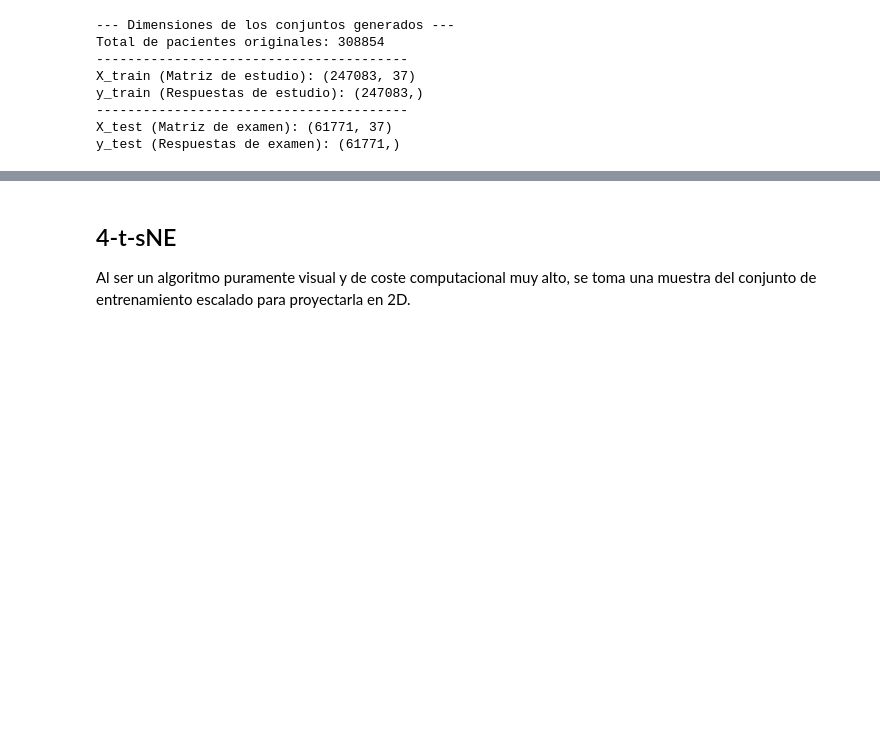
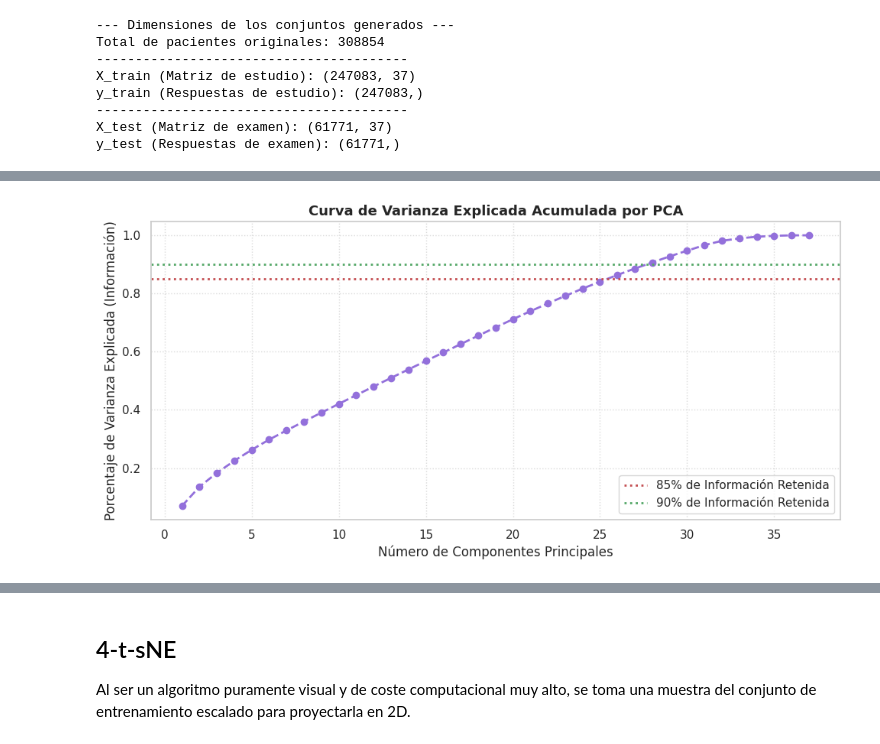
Before and after one commit to jjimper/ProyectoIACOM, a Jupyter notebook: Trabajo.ipynb, the cells around one changed output, grey strips where cells are left out. Drawn from its saved outputs; the diff is of its cells as text; code cells hidden in the pictures; blank space fills up the shorter version.

```diff
--- a/Trabajo.ipynb
+++ b/Trabajo.ipynb
@@ -544,70 +519,69 @@ y_train (Respuestas de estudio): (247083,)
 X_test (Matriz de examen): (61771, 37)
 y_test (Respuestas de examen): (61771,)
 # %%
+from sklearn.decomposition import PCA
+from sklearn.preprocessing import StandardScaler
 import numpy as np
 import pandas as pd
 import matplotlib.pyplot as plt
-from sklearn.decomposition import PCA
-from sklearn.preprocessing import StandardScaler
 
-print("--- Calculando Varianza Explicada para la Selección de Componentes ---")
+print("--- 1. Estandarizando los datos tras el One-Hot Encoding ---")
 
-# 1. Escalamos los datos de entrenamiento completos (37 variables)
+# Inicializamos el escalador
 scaler = StandardScaler()
+
+# Ajustamos Y transformamos solo con Train (para evitar Data Leakage)
 X_train_scaled = scaler.fit_transform(X_train)
+# Solo transformamos el Test usando las reglas aprendidas del Train
 X_test_scaled = scaler.transform(X_test)
 
-# 2. Inicializamos un PCA sin límite de componentes para evaluar todo el espectro
+print("-> Datos estandarizados correctamente.\n")
+print("--- 2. Evaluando el Análisis de Componentes Principales (PCA) ---")
+
+# Inicializamos un PCA sin límite para evaluar todo el espectro sobre el Train escalado
 pca_completo = PCA(random_state=42)
 pca_completo.fit(X_train_scaled)
 
-# 3. Calculamos la varianza explicada acumulada
+# Calculamos la varianza explicada acumulada
 varianza_acumulada = np.cumsum(pca_completo.explained_variance_ratio_)
 
-# 4. Encontramos automáticamente cuántos componentes se necesitan para superar el 90% de varianza
-componentes_optimos = np.argmax(varianza_acumulada >= 0.90) + 1
-print(f"-> Para retener el 90% de la información se necesitan exactamente: {componentes_optimos} componentes.")
+# =====================================================================
+# GRÁFICA DE VARIANZA EXPLICADA (ESTILO LIMPIO)
+# =====================================================================
+plt.figure(figsize=(10, 5))
+plt.plot(range(1, len(varianza_acumulada) + 1), varianza_acumulada,
+         marker='o', linestyle='--', color='mediumpurple', linewidth=2)
 
-# =====================================================================
-# GENERACIÓN DE LA GRÁFICA DE CODO (SCREE PLOT) PARA TU ENTREGABLE
-# =====================================================================
-plt.figure(figsize=(10, 6))
+# Líneas de referencia para el 85% y 90%
+plt.axhline(y=0.85, color='r', linestyle=':', linewidth=2, label='85% de Información Retenida')
+plt.axhline(y=0.90, color='g', linestyle=':', linewidth=2, label='90% de Información Retenida')
 
-# Dibujamos la curva de varianza explicada acumulada
-plt.plot(range(1, len(varianza_acumulada) + 1), varianza_acumulada,
-         marker='o', linestyle='-', color='indigo', linewidth=2, label='Varianza Acumulada')
-
-# Dibujamos las barras individuales de varianza por componente
-plt.bar(range(1, len(pca_completo.explained_variance_ratio_) + 1), pca_completo.explained_variance_ratio_,
-        alpha=0.5, color='teal', label='Varianza Individual')
-
-# Dibujamos la línea de corte del 90% de información
-plt.axhline(y=0.90, color='crimson', linestyle='--', linewidth=1.5,
-            label='Límite de Información Recomendado (90%)')
-
-# Dibujamos la línea vertical indicando el punto de codo óptimo encontrado
-plt.axvline(x=componentes_optimos, color='darkorange', linestyle=':', linewidth=2,
-            label=f'Componentes Óptimos Seleccionados ({componentes_optimos})')
-
-# Configuración estética y etiquetas profesionales
-plt.title('Gráfica de Codo (Scree Plot): Selección Óptima de Componentes del PCA', fontsize=12, fontweight='bold')
-plt.xlabel('Número de Componentes Principales', fontsize=11)
-plt.ylabel('Porcentaje de Varianza Explicada (Información)', fontsize=11)
-plt.xticks(range(1, len(varianza_acumulada) + 1, 2))
-plt.ylim(0, 1.05)
-plt.legend(loc='lower right', fontsize=10)
-plt.grid(True, linestyle=':', alpha=0.6)
+# Configuración estética
+plt.title('Curva de Varianza Explicada Acumulada por PCA', fontsize=13, fontweight='bold')
+plt.xlabel('Número de Componentes Principales')
+plt.ylabel('Porcentaje de Varianza Explicada (Información)')
+plt.legend(loc='lower right')
+plt.grid(True, linestyle=':', alpha=0.7)
 plt.tight_layout()
 plt.show()
 
 # =====================================================================
-# PASO 3: Reducción Definitiva con el Número Óptimo de Componentes
+# CÁLCULO Y REDUCCIÓN DEFINITIVA
 # =====================================================================
-print(f"\n--- Ejecutando Reducción Definitiva a {componentes_optimos} Componentes ---")
-pca_definitivo = PCA(n_components=componentes_optimos, random_state=42)
+# Calculamos matemáticamente cuántos componentes necesitamos
+comp_85 = np.argmax(varianza_acumulada >= 0.85) + 1
+comp_90 = np.argmax(varianza_acumulada >= 0.90) + 1
 
-# Transformamos los sets de datos que alimentarán a tus modelos avanzados
+print(f"-> Para retener el 85% de la información original necesitamos: {comp_85} componentes.")
+print(f"-> Para retener el 90% de la información original necesitamos: {comp_90} componentes.")
+
+print(f"\n--- 3. Ejecutando Reducción Definitiva a {comp_90} Componentes (Meta: 90%) ---")
+# Creamos el modelo PCA final con el número óptimo
+pca_definitivo = PCA(n_components=comp_90, random_state=42)
+
+# Transformamos definitivamente los sets de datos
 X_train_pca = pca_definitivo.fit_transform(X_train_scaled)
 X_test_pca = pca_definitivo.transform(X_test_scaled)
 
-print("-> ¡Dataset reducido y listo para el entrenamiento de modelos!")
+print(f"-> ¡Éxito! Las matrices X_train_pca y X_test_pca están listas para entrenar los modelos.")
+# %% [output]
@@ -613,0 +592 @@ print("-> ¡Dataset reducido y listo para el entrenamiento de modelos!")
+[figure, added]
```
Also changed, not shown: parts of 39 cells of this notebook.
